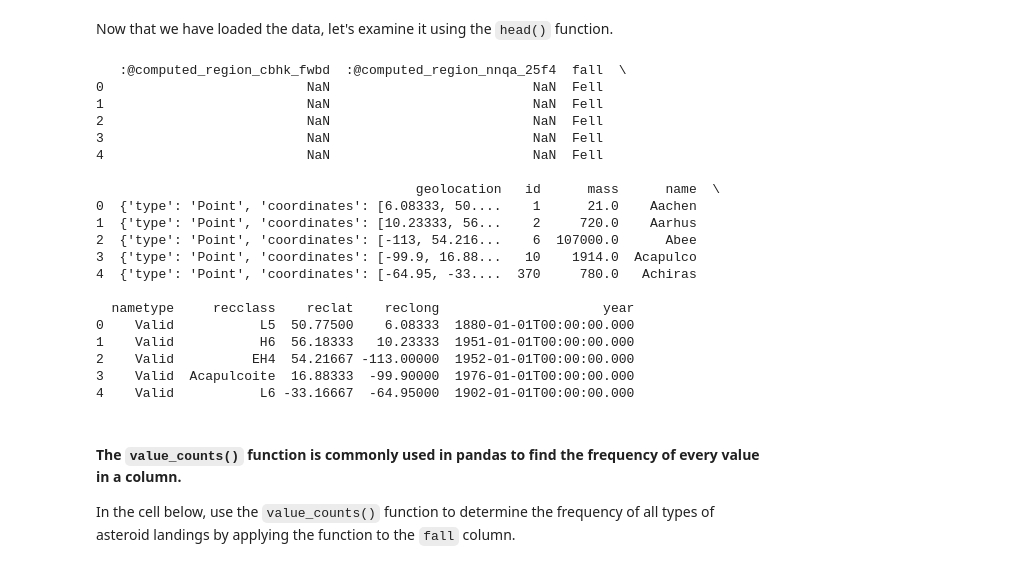
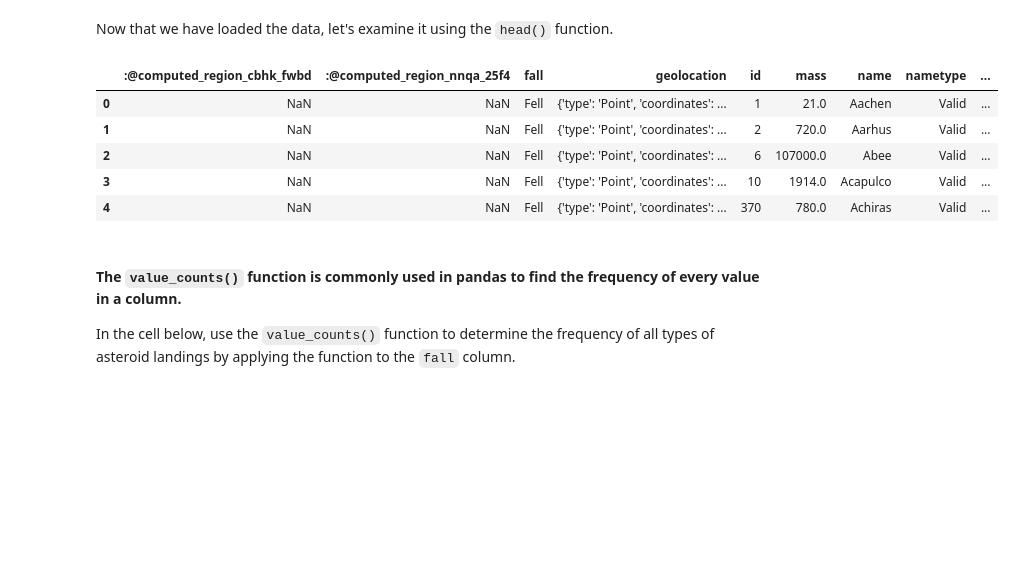
Before and after one commit to Zzabur/Simplon-Data-Engineer, a Jupyter notebook: Jour3/labs/Intro_Pandas/02_import_exprot_data/main.ipynb, the cells around one changed output. Saved outputs shown, nothing was run; the diff lists cells and outputs as text; code cells hidden in the pictures; blank space fills up the shorter version.

```diff
--- a/Jour3/labs/Intro_Pandas/02_import_exprot_data/main.ipynb
+++ b/Jour3/labs/Intro_Pandas/02_import_exprot_data/main.ipynb
@@ -43,28 +32,14 @@ print(nasa)
 Now that we have loaded the data, let's examine it using the `head()` function.
 # %%
 # your code here
-print(nasa.head())
+nasa.head()
 # %% [output]
-   :@computed_region_cbhk_fwbd  :@computed_region_nnqa_25f4  fall  \
-0                          NaN                          NaN  Fell
-1                          NaN                          NaN  Fell
-2                          NaN                          NaN  Fell
-3                          NaN                          NaN  Fell
-4                          NaN                          NaN  Fell
-
-                                         geolocation   id      mass      name  \
-0  {'type': 'Point', 'coordinates': [6.08333, 50....    1      21.0    Aachen
-1  {'type': 'Point', 'coordinates': [10.23333, 56...    2     720.0    Aarhus
-2  {'type': 'Point', 'coordinates': [-113, 54.216...    6  107000.0      Abee
-3  {'type': 'Point', 'coordinates': [-99.9, 16.88...   10    1914.0  Acapulco
-4  {'type': 'Point', 'coordinates': [-64.95, -33....  370     780.0   Achiras
-
-  nametype     recclass    reclat    reclong                     year
-0    Valid           L5  50.77500    6.08333  1880-01-01T00:00:00.000
-1    Valid           H6  56.18333   10.23333  1951-01-01T00:00:00.000
-2    Valid          EH4  54.21667 -113.00000  1952-01-01T00:00:00.000
-3    Valid  Acapulcoite  16.88333  -99.90000  1976-01-01T00:00:00.000
-4    Valid           L6 -33.16667  -64.95000  1902-01-01T00:00:00.000
+|  | :@computed_region_cbhk_fwbd | :@computed_region_nnqa_25f4 | fall | geolocation | id | mass | name | nametype | ... |
+| 0 | NaN | NaN | Fell | {'type': 'Point', 'coordinates': ... | 1 | 21.0 | Aachen | Valid | ... |
+| 1 | NaN | NaN | Fell | {'type': 'Point', 'coordinates': ... | 2 | 720.0 | Aarhus | Valid | ... |
+| 2 | NaN | NaN | Fell | {'type': 'Point', 'coordinates': ... | 6 | 107000.0 | Abee | Valid | ... |
+| 3 | NaN | NaN | Fell | {'type': 'Point', 'coordinates': ... | 10 | 1914.0 | Acapulco | Valid | ... |
+| 4 | NaN | NaN | Fell | {'type': 'Point', 'coordinates': ... | 370 | 780.0 | Achiras | Valid | ... |
 # %% [markdown]
 #### The `value_counts()` function is commonly used in pandas to find the frequency of every value in a column.
 
```
Also changed, not shown: parts of 11 cells of this notebook, 2 other files.
